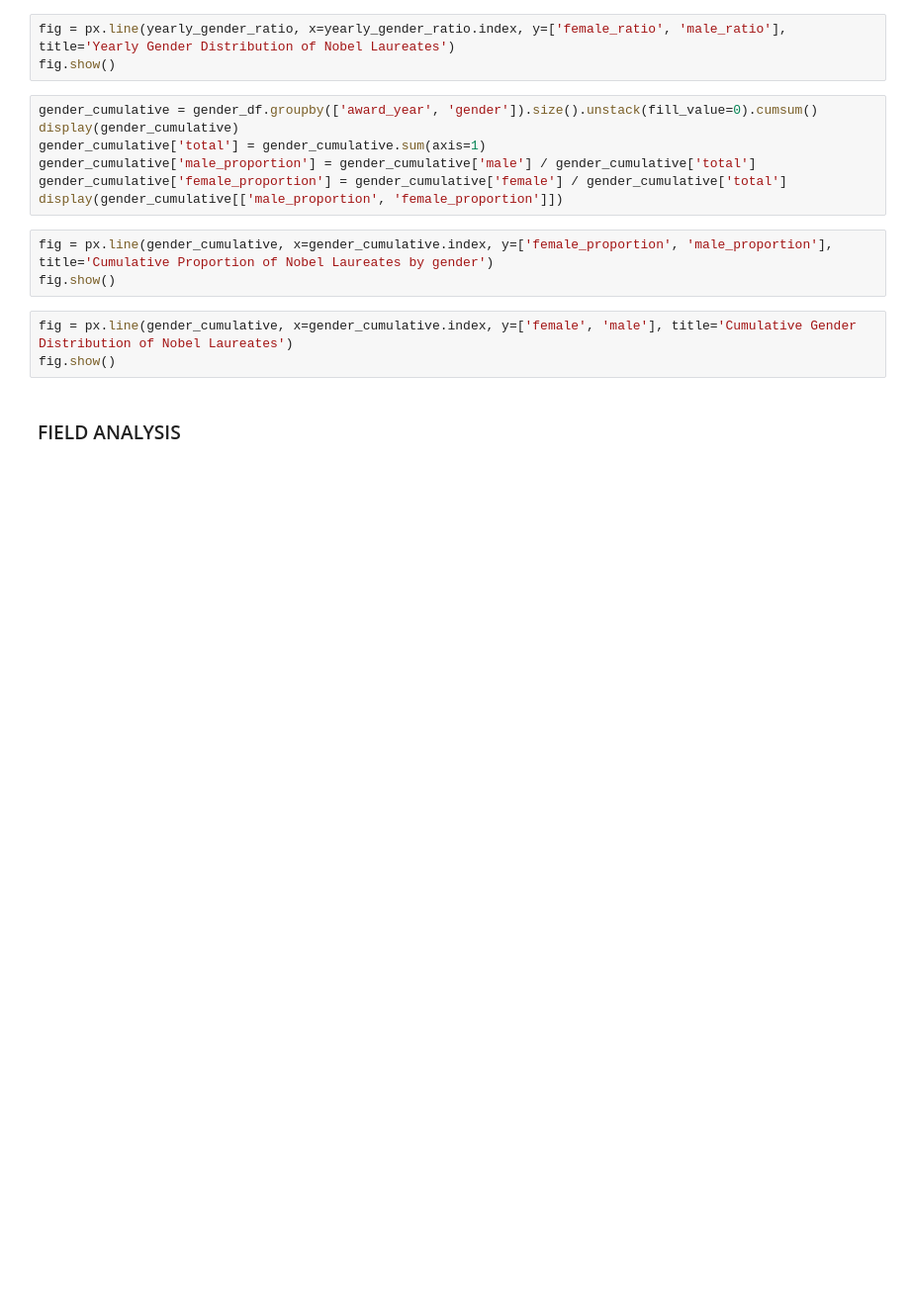
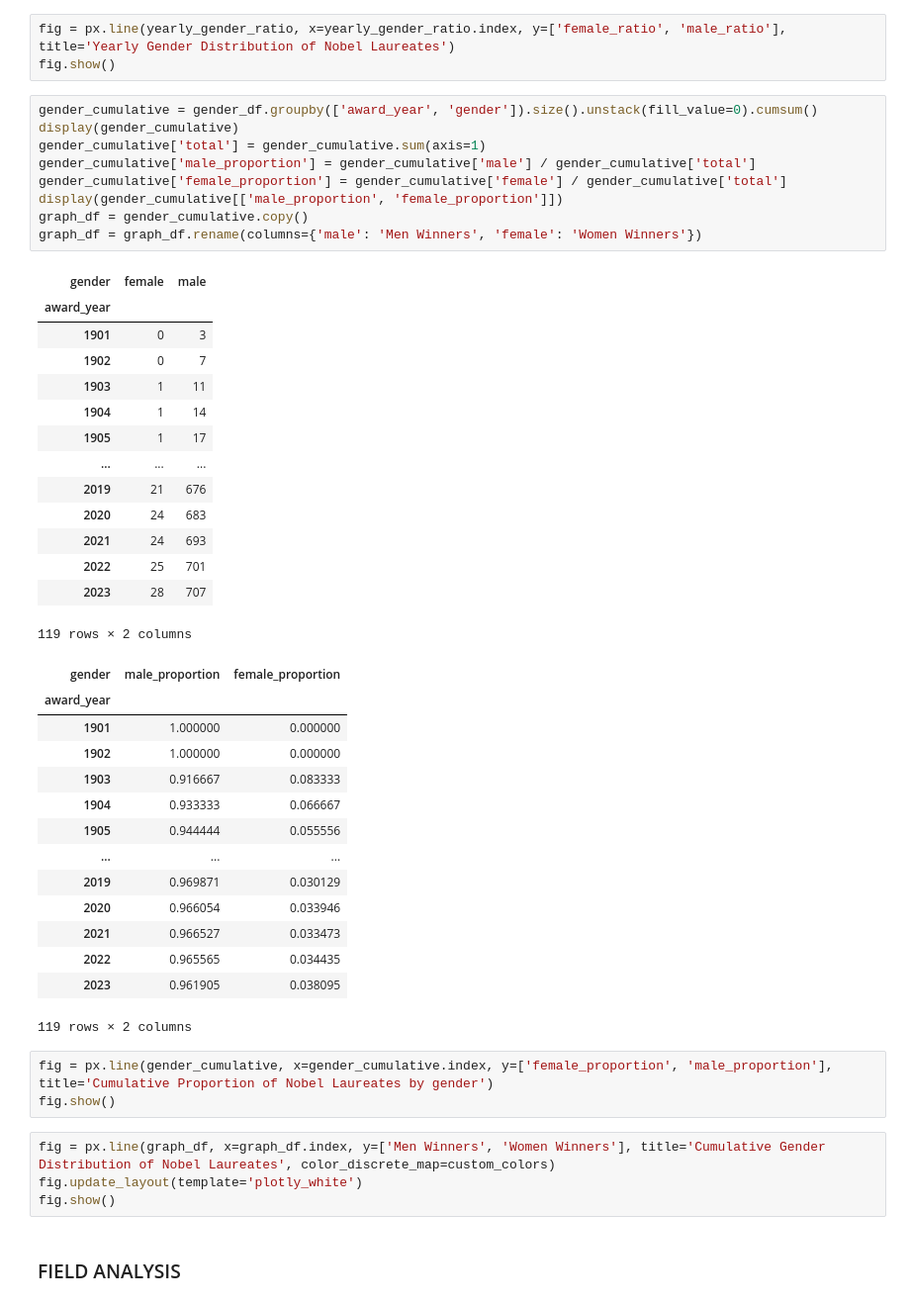
Before and after one commit to Bluceli168/IH-API-Project, a Jupyter notebook: main.ipynb, the cells around one changed output. Shown at 99% size. Drawn from its saved outputs; the diff is of its cells as text; blank space fills up the shorter version.

```diff
--- a/main.ipynb
+++ b/main.ipynb
@@ -99,15 +199,47 @@ fig.show()
 # %%
 gender_cumulative = gender_df.groupby(['award_year', 'gender']).size().unstack(fill_value=0).cumsum()
 display(gender_cumulative)
 gender_cumulative['total'] = gender_cumulative.sum(axis=1)
 gender_cumulative['male_proportion'] = gender_cumulative['male'] / gender_cumulative['total']
 gender_cumulative['female_proportion'] = gender_cumulative['female'] / gender_cumulative['total']
 display(gender_cumulative[['male_proportion', 'female_proportion']])
+graph_df = gender_cumulative.copy()
+graph_df = graph_df.rename(columns={'male': 'Men Winners', 'female': 'Women Winners'})
+# %% [output]
+| gender | female | male |
+| award_year |  |  |
+| 1901 | 0 | 3 |
+| 1902 | 0 | 7 |
+| 1903 | 1 | 11 |
+| 1904 | 1 | 14 |
+| 1905 | 1 | 17 |
+| ... | ... | ... |
+| 2019 | 21 | 676 |
+| 2020 | 24 | 683 |
+| 2021 | 24 | 693 |
+| 2022 | 25 | 701 |
+| 2023 | 28 | 707 |
+119 rows × 2 columns
+| gender | male_proportion | female_proportion |
+| award_year |  |  |
+| 1901 | 1.000000 | 0.000000 |
+| 1902 | 1.000000 | 0.000000 |
+| 1903 | 0.916667 | 0.083333 |
+| 1904 | 0.933333 | 0.066667 |
+| 1905 | 0.944444 | 0.055556 |
+| ... | ... | ... |
+| 2019 | 0.969871 | 0.030129 |
+| 2020 | 0.966054 | 0.033946 |
+| 2021 | 0.966527 | 0.033473 |
+| 2022 | 0.965565 | 0.034435 |
+| 2023 | 0.961905 | 0.038095 |
+119 rows × 2 columns
 # %%
 fig = px.line(gender_cumulative, x=gender_cumulative.index, y=['female_proportion', 'male_proportion'], title='Cumulative Proportion of Nobel Laureates by gender')
 fig.show()
 # %%
-fig = px.line(gender_cumulative, x=gender_cumulative.index, y=['female', 'male'], title='Cumulative Gender Distribution of Nobel Laureates')
+fig = px.line(graph_df, x=graph_df.index, y=['Men Winners', 'Women Winners'], title='Cumulative Gender Distribution of Nobel Laureates', color_discrete_map=custom_colors)
+fig.update_layout(template='plotly_white')
 fig.show()
 # %% [markdown]
 ### FIELD ANALYSIS
```
Also changed, not shown: parts of 15 cells of this notebook, 4 other files.
